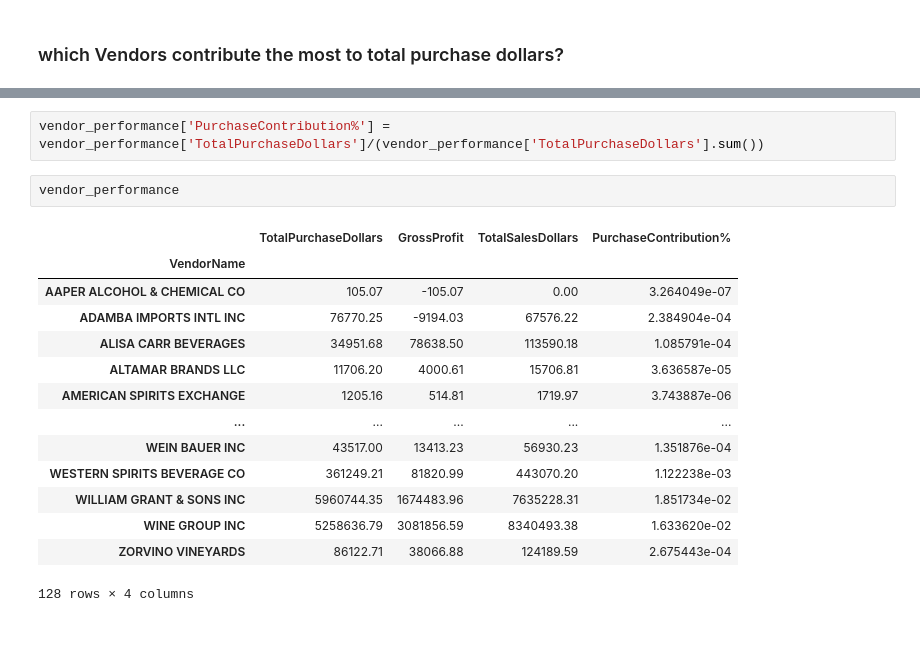
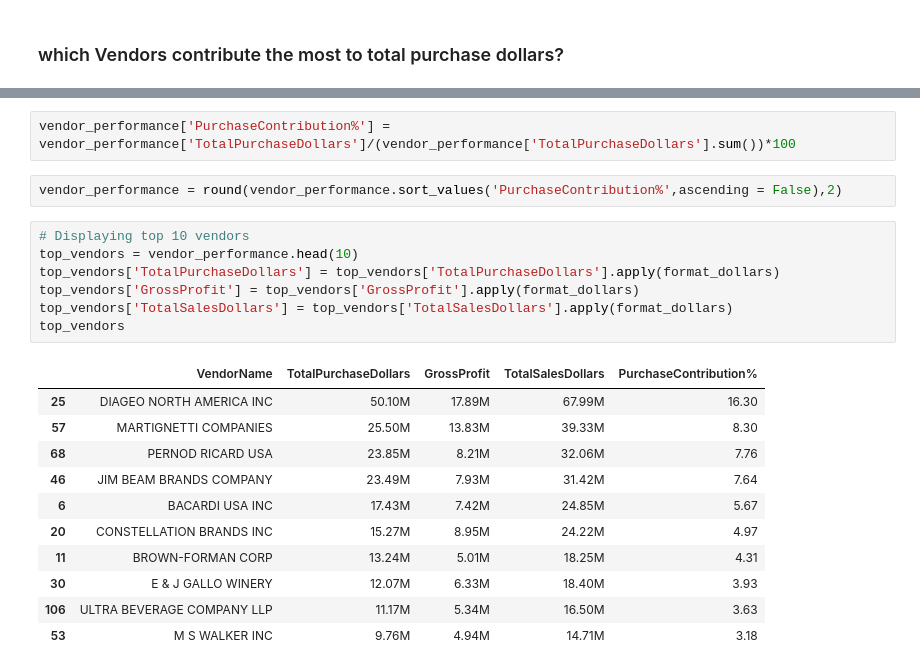
Before and after one commit to OfficialSahil548k/Vendor_sales_Analysis, a Jupyter notebook: Vendor Performance Analysis.ipynb, the cells around one changed output, grey strips where cells are left out. Drawn from its saved outputs; the diff is of its cells as text; blank space fills up the shorter version.

```diff
--- a/Vendor Performance Analysis.ipynb
+++ b/Vendor Performance Analysis.ipynb
@@ -353,19 +352,23 @@ vendor_performance
 # %%
-vendor_performance['PurchaseContribution%'] = vendor_performance['TotalPurchaseDollars']/(vendor_performance['TotalPurchaseDollars'].sum())
+vendor_performance['PurchaseContribution%'] = vendor_performance['TotalPurchaseDollars']/(vendor_performance['TotalPurchaseDollars'].sum())*100
 # %%
-vendor_performance
+vendor_performance = round(vendor_performance.sort_values('PurchaseContribution%',ascending = False),2)
-# %% [output]
-|  | TotalPurchaseDollars | GrossProfit | TotalSalesDollars | PurchaseContribution% |
-| VendorName |  |  |  |  |
-| AAPER ALCOHOL & CHEMICAL CO | 105.07 | -105.07 | 0.00 | 3.264049e-07 |
-| ADAMBA IMPORTS INTL INC | 76770.25 | -9194.03 | 67576.22 | 2.384904e-04 |
-| ALISA CARR BEVERAGES | 34951.68 | 78638.50 | 113590.18 | 1.085791e-04 |
-| ALTAMAR BRANDS LLC | 11706.20 | 4000.61 | 15706.81 | 3.636587e-05 |
-| AMERICAN SPIRITS EXCHANGE | 1205.16 | 514.81 | 1719.97 | 3.743887e-06 |
-| ... | ... | ... | ... | ... |
-| WEIN BAUER INC | 43517.00 | 13413.23 | 56930.23 | 1.351876e-04 |
-| WESTERN SPIRITS BEVERAGE CO | 361249.21 | 81820.99 | 443070.20 | 1.122238e-03 |
-| WILLIAM GRANT & SONS INC | 5960744.35 | 1674483.96 | 7635228.31 | 1.851734e-02 |
-| WINE GROUP INC | 5258636.79 | 3081856.59 | 8340493.38 | 1.633620e-02 |
-| ZORVINO VINEYARDS | 86122.71 | 38066.88 | 124189.59 | 2.675443e-04 |
-128 rows × 4 columns
+# %%
+# Displaying top 10 vendors
+top_vendors = vendor_performance.head(10)
+top_vendors['TotalPurchaseDollars'] = top_vendors['TotalPurchaseDollars'].apply(format_dollars)
+top_vendors['GrossProfit'] = top_vendors['GrossProfit'].apply(format_dollars)
+top_vendors['TotalSalesDollars'] = top_vendors['TotalSalesDollars'].apply(format_dollars)
+top_vendors
+# %% [output]
+|  | VendorName | TotalPurchaseDollars | GrossProfit | TotalSalesDollars | PurchaseContribution% |
+| 25 | DIAGEO NORTH AMERICA INC | 50.10M | 17.89M | 67.99M | 16.30 |
+| 57 | MARTIGNETTI COMPANIES | 25.50M | 13.83M | 39.33M | 8.30 |
+| 68 | PERNOD RICARD USA | 23.85M | 8.21M | 32.06M | 7.76 |
+| 46 | JIM BEAM BRANDS COMPANY | 23.49M | 7.93M | 31.42M | 7.64 |
+| 6 | BACARDI USA INC | 17.43M | 7.42M | 24.85M | 5.67 |
+| 20 | CONSTELLATION BRANDS INC | 15.27M | 8.95M | 24.22M | 4.97 |
+| 11 | BROWN-FORMAN CORP | 13.24M | 5.01M | 18.25M | 4.31 |
+| 30 | E & J GALLO WINERY | 12.07M | 6.33M | 18.40M | 3.93 |
+| 106 | ULTRA BEVERAGE COMPANY LLP | 11.17M | 5.34M | 16.50M | 3.63 |
+| 53 | M S WALKER INC | 9.76M | 4.94M | 14.71M | 3.18 |
```
Also changed, not shown: parts of 9 cells of this notebook.
